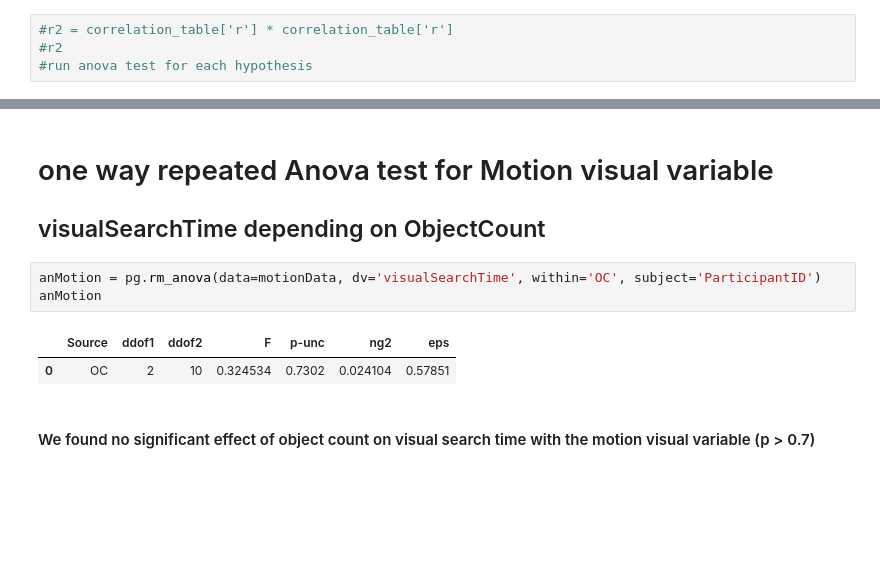
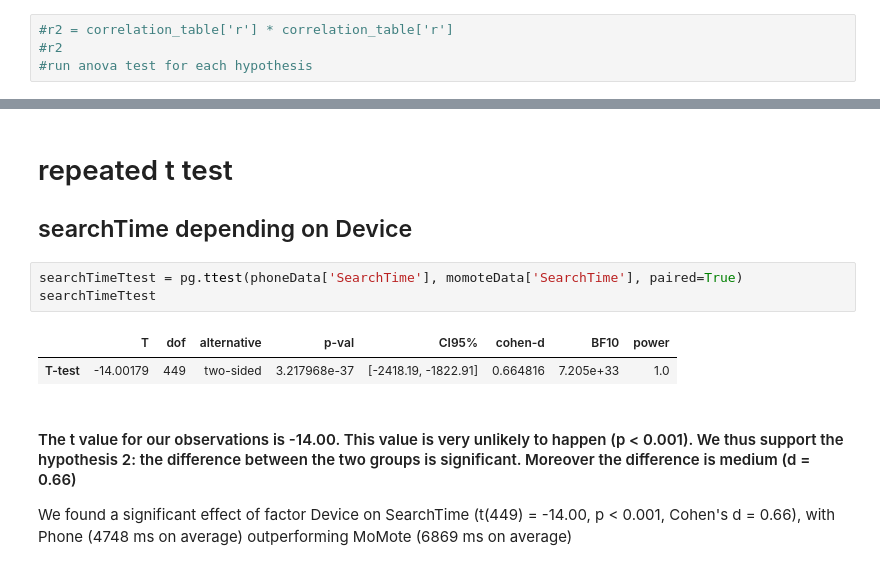
Before and after one commit to kersten16/MoMote, a Jupyter notebook: Statistical_Analysis/Statistical_Analisys.ipynb, the cells around one changed output, grey strips where cells are left out. Drawn from its saved outputs; the diff is of its cells as text; blank space fills up the shorter version.

```diff
--- a/Statistical_Analysis/Statistical_Analisys.ipynb
+++ b/Statistical_Analysis/Statistical_Analisys.ipynb
@@ -262,13 +270,15 @@ fig.show()
 # %% [output]
 [interactive output not drawn]
 # %% [markdown]
-# one way repeated Anova test for Motion visual variable
-## visualSearchTime depending on ObjectCount
+# repeated t test
+## searchTime depending on Device
 # %%
-anMotion = pg.rm_anova(data=motionData, dv='visualSearchTime', within='OC', subject='ParticipantID')
-anMotion
+searchTimeTtest = pg.ttest(phoneData['SearchTime'], momoteData['SearchTime'], paired=True)
+searchTimeTtest
 # %% [output]
-|  | Source | ddof1 | ddof2 | F | p-unc | ng2 | eps |
-| 0 | OC | 2 | 10 | 0.324534 | 0.7302 | 0.024104 | 0.57851 |
+|  | T | dof | alternative | p-val | CI95% | cohen-d | BF10 | power |
+| T-test | -14.00179 | 449 | two-sided | 3.217968e-37 | [-2418.19, -1822.91] | 0.664816 | 7.205e+33 | 1.0 |
 # %% [markdown]
-#### We found no significant effect of object count on visual search time with the motion visual variable (p > 0.7)
+#### The t value for our observations is -14.00. This value is very unlikely to happen (p < 0.001). We thus support the hypothesis 2: the difference between the two groups is significant. Moreover the difference is medium (d = 0.66)
+
+We found a significant effect of factor Device on SearchTime (t(449) = -14.00, p < 0.001, Cohen's d = 0.66), with Phone (4748 ms on average) outperforming MoMote (6869 ms on average)
```
Also changed, not shown: parts of 39 cells of this notebook, 1 other file.
